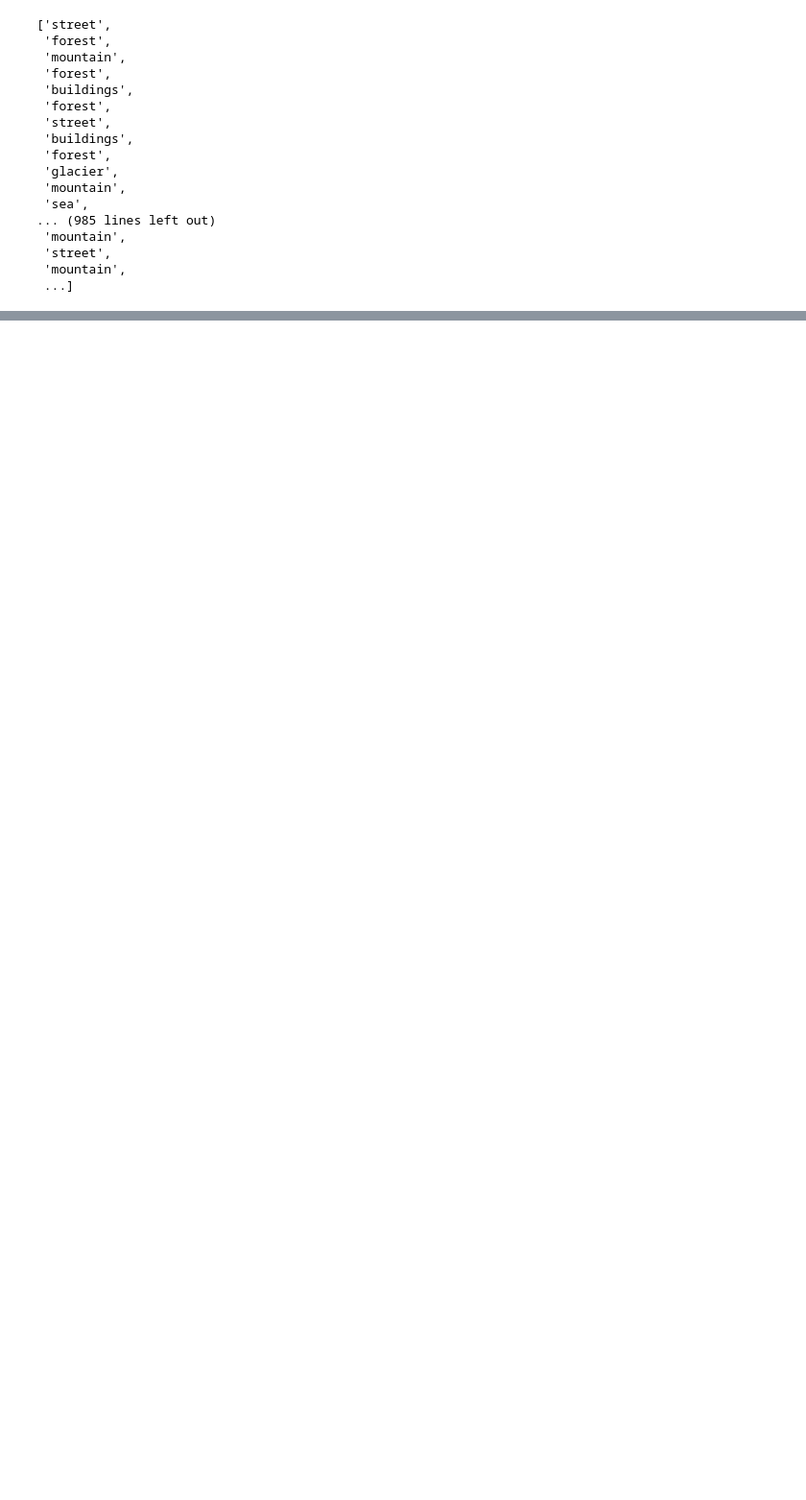
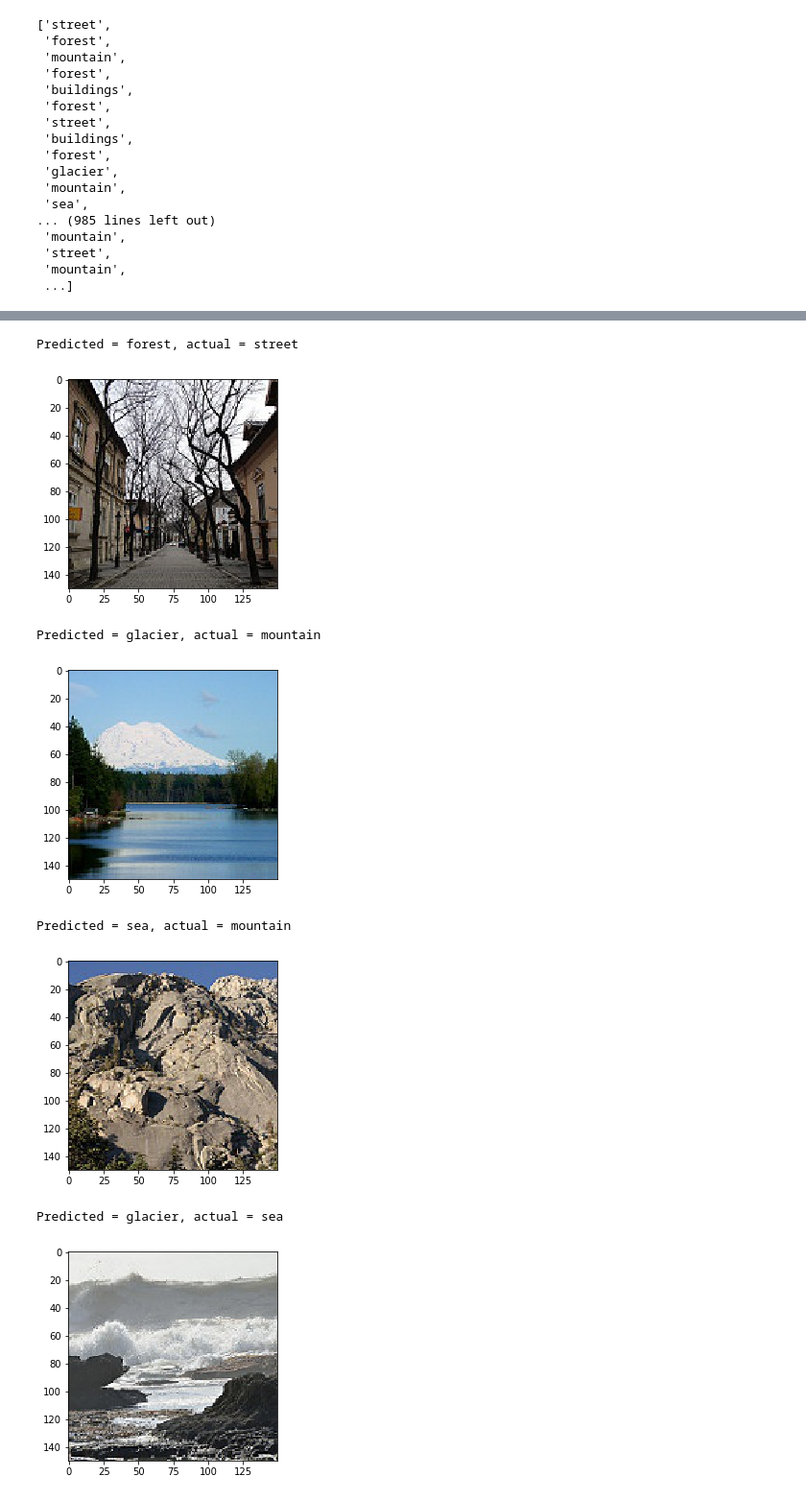
Before and after one commit to MattCommon/ibm-ads-capstone, a Jupyter notebook: intelImageClassification.model_def.ipynb, the cells around one changed output, grey strips where cells are left out. Shown at 96% size. Drawn from its saved outputs; the diff is of its cells as text; code cells hidden in the pictures; blank space fills up the shorter version.

```diff
--- a/intelImageClassification.model_def.ipynb
+++ b/intelImageClassification.model_def.ipynb
@@ -84,8 +91,7 @@ model.compile(loss='categorical_crossentropy',
 # %%
-batch_size = 256
-epochs = 1
+batch_size = 128
+epochs = 12
 # %%
-model.fit(X_train, y_train, batch_size=batch_size,
-          epochs=epochs, validation_data=(X_valid, y_valid))
+model.fit(X_train, y_train, batch_size=batch_size, epochs=epochs, validation_data=(X_valid, y_valid))
 # %% [output]
 Train on 11034 samples, validate on 3000 samples
@@ -96,7 +222,6 @@ Epoch 1/1
 batch_size = 128
 epochs = 3
 # %%
-model.fit(X_train, y_train, batch_size=batch_size,
-          epochs=epochs, validation_data=(X_valid, y_valid))
+hist =  model.fit(X_train, y_train, batch_size=batch_size, epochs=epochs, validation_data=(X_valid, y_valid))
 # %% [output]
 Train on 11034 samples, validate on 3000 samples
@@ -105,0 +322,4 @@ Epoch 1/1
+# %%
+batch_size = 512
+epochs = 3
+hist =  model.fit(X_train, y_train, batch_size=batch_size, epochs=epochs, validation_data=(X_valid, y_valid))
@@ -246,0 +470,19 @@ labels_valid
+# %%
+import matplotlib.pyplot as plt
+import matplotlib.image as img
+for i in range(100):
+    actual = labels_valid[i]
+    predicted = invertedClassDict[pred_valid[i]]
+    if predicted != actual:
+        print("Predicted = " + predicted + ", actual = " + actual)
+        plt.imshow(images_valid[i])
+        plt.show()
+# %% [output]
+Predicted = forest, actual = street
+[figure, added]
+Predicted = glacier, actual = mountain
+[figure, added]
+Predicted = sea, actual = mountain
+[figure, added]
+Predicted = glacier, actual = sea
+[figure, added]
```
Also changed, not shown: parts of 39 cells of this notebook, 1 other file.
